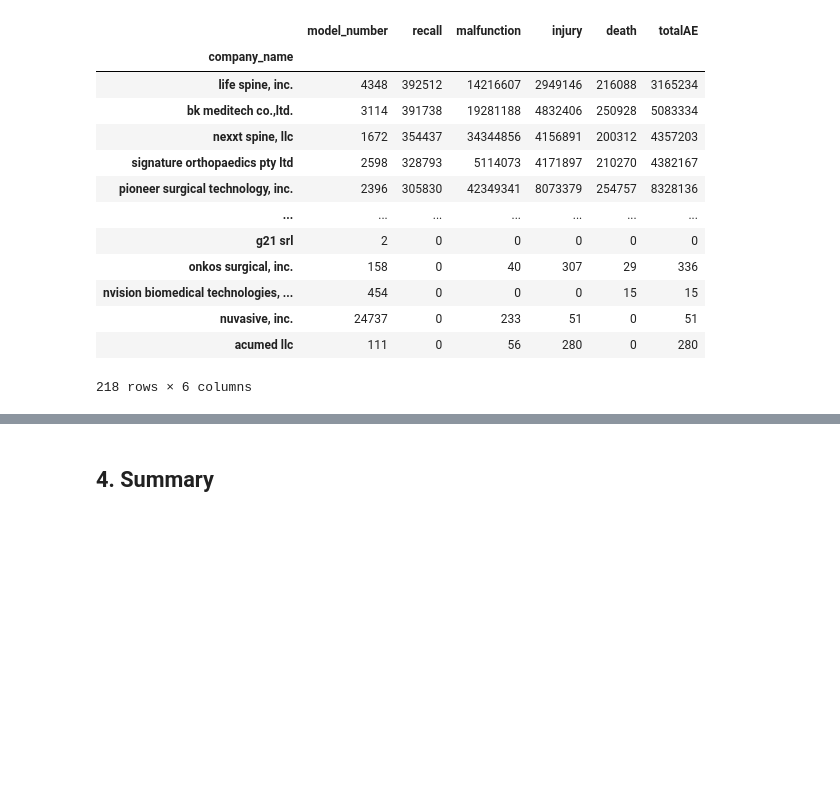
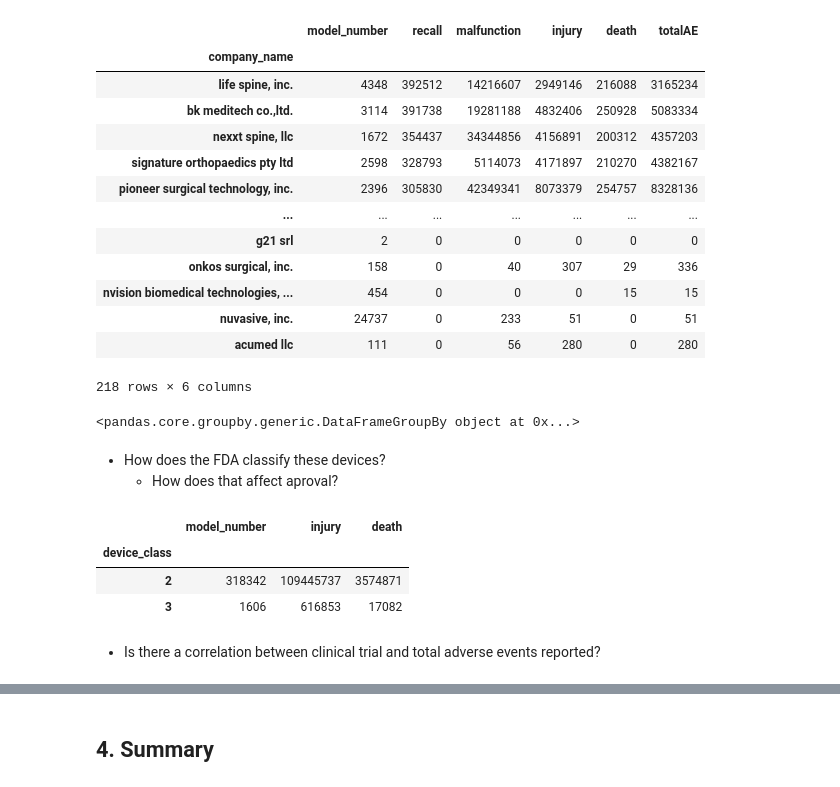
Before and after one commit to neizalazo/medical_devices_py, a Jupyter notebook: Medical_Devices.ipynb, the cells around one changed output, grey strips where cells are left out. Cells and saved outputs as stored; diff of their text form; code cells hidden in the pictures; blank space fills up the shorter version.

```diff
--- a/Medical_Devices.ipynb
+++ b/Medical_Devices.ipynb
@@ -113,0 +180,16 @@ df['company_name'].value_counts()
+# %%
+df1.groupby('company_name')
+# %% [output]
+<pandas.core.groupby.generic.DataFrameGroupBy object at 0x...>
+# %% [markdown]
+- How does the FDA classify these devices?
+    - How does that affect aproval?
+# %%
+df1.groupby('device_class').agg({'model_number':'count','injury':'sum','death':'sum'})
+# %% [output]
+|  | model_number | injury | death |
+| device_class |  |  |  |
+| 2 | 318342 | 109445737 | 3574871 |
+| 3 | 1606 | 616853 | 17082 |
+# %% [markdown]
+- Is there a correlation between clinical trial and total adverse events reported?
```
Also changed, not shown: parts of 20 cells of this notebook.
